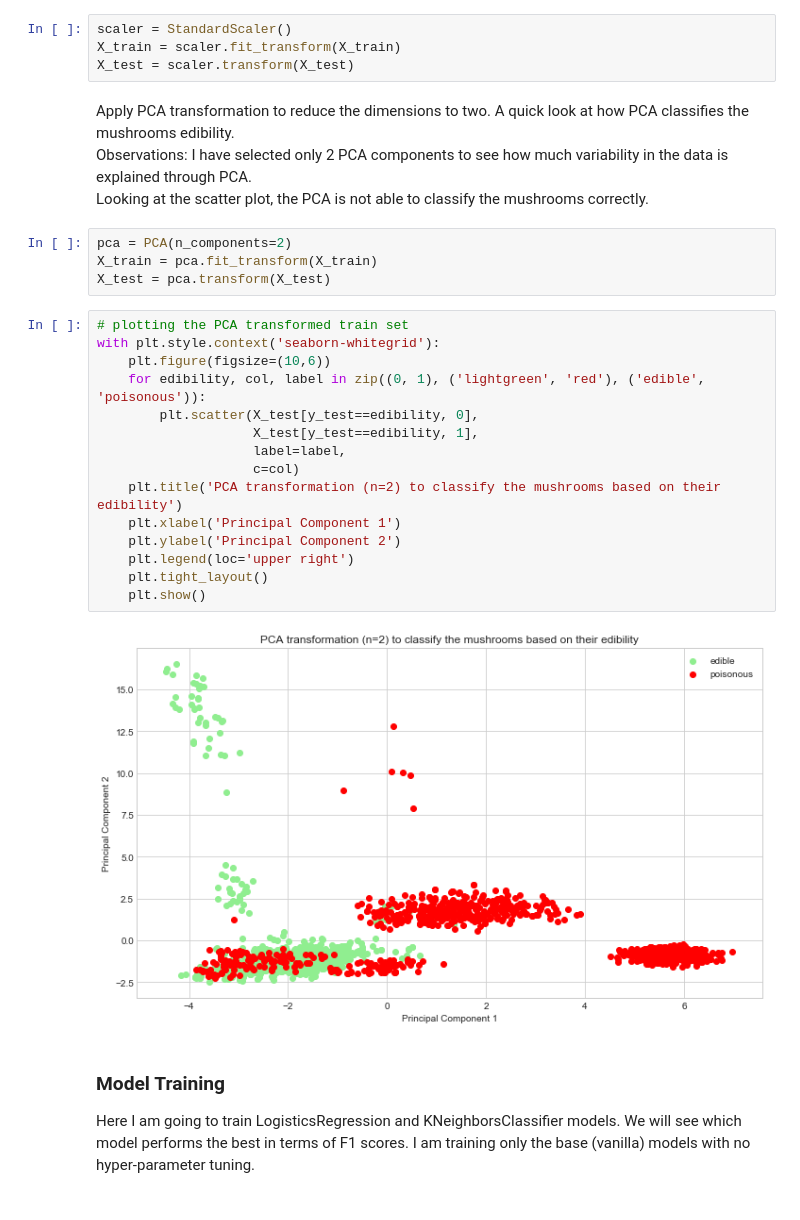
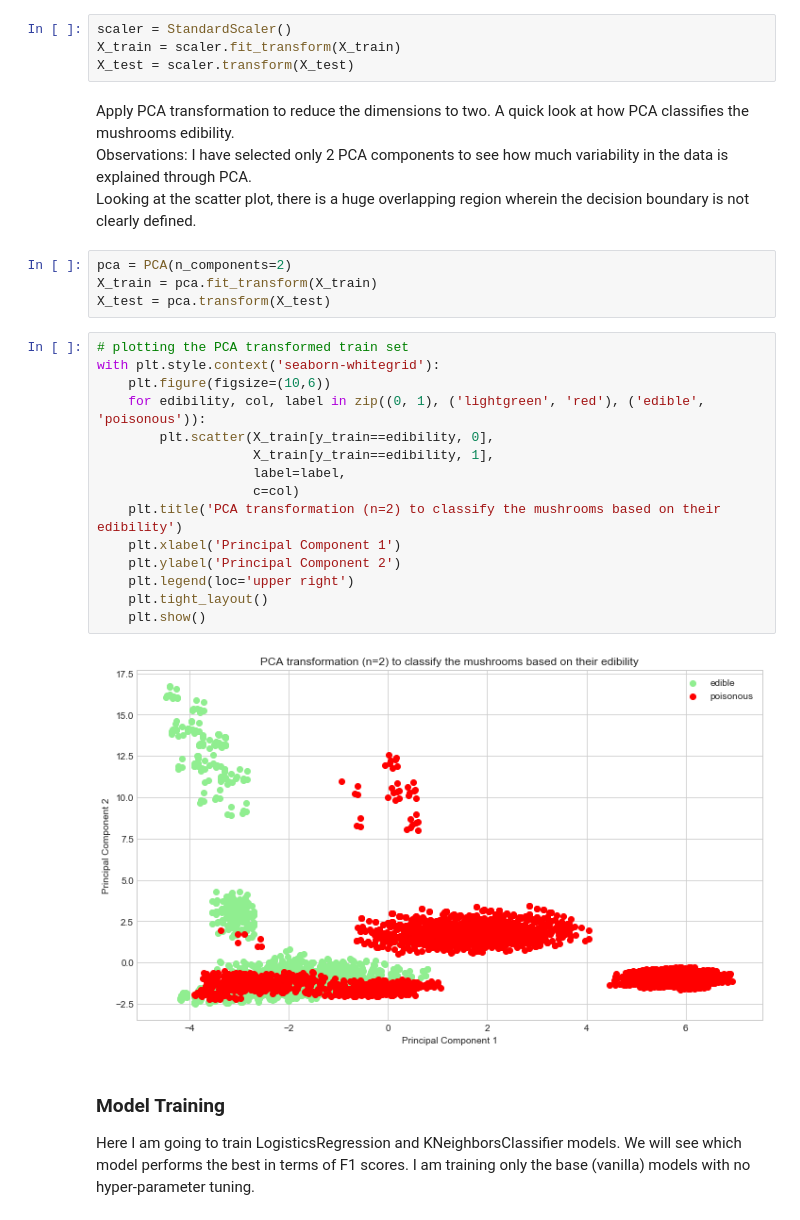
Before and after one commit to yuvrajpandya/ScikitLearn, a Jupyter notebook: KNN/Mushroom Prediction.ipynb, the cells around one changed output. Drawn from its saved outputs; the diff is of its cells as text.

```diff
--- a/KNN/Mushroom Prediction.ipynb
+++ b/KNN/Mushroom Prediction.ipynb
@@ -411,7 +411,7 @@ X_train = scaler.fit_transform(X_train)
 X_test = scaler.transform(X_test)
 # %% [markdown]
 Apply PCA transformation to reduce the dimensions to two. A quick look at how PCA classifies the mushrooms edibility.<br>
-Observations: I have selected only 2 PCA components to see how much variability in the data is explained through PCA. <br>Looking at the scatter plot, the PCA is not able to classify the mushrooms correctly.
+Observations: I have selected only 2 PCA components to see how much variability in the data is explained through PCA. <br>Looking at the scatter plot, there is a huge overlapping region wherein the decision boundary is not clearly defined.
 # %%
 pca = PCA(n_components=2)
 X_train = pca.fit_transform(X_train)
@@ -419,20 +419,20 @@ X_test = pca.transform(X_test)
 # %%
 # plotting the PCA transformed train set
 with plt.style.context('seaborn-whitegrid'):
     plt.figure(figsize=(10,6))
     for edibility, col, label in zip((0, 1), ('lightgreen', 'red'), ('edible', 'poisonous')):
-        plt.scatter(X_test[y_test==edibility, 0],
-                    X_test[y_test==edibility, 1],
+        plt.scatter(X_train[y_train==edibility, 0],
+                    X_train[y_train==edibility, 1],
                     label=label,
                     c=col)
     plt.title('PCA transformation (n=2) to classify the mushrooms based on their edibility')
     plt.xlabel('Principal Component 1')
     plt.ylabel('Principal Component 2')
     plt.legend(loc='upper right')
     plt.tight_layout()
     plt.show()
 # %% [output]
-[figure, old version]
+[figure, new version]
 # %% [markdown]
 ### Model Training
 Here I am going to train LogisticsRegression and KNeighborsClassifier models. We will see which model performs the best in terms of F1 scores. I am training only the base (vanilla) models with no hyper-parameter tuning.
```
Also changed, not shown: parts of 5 cells of this notebook.
